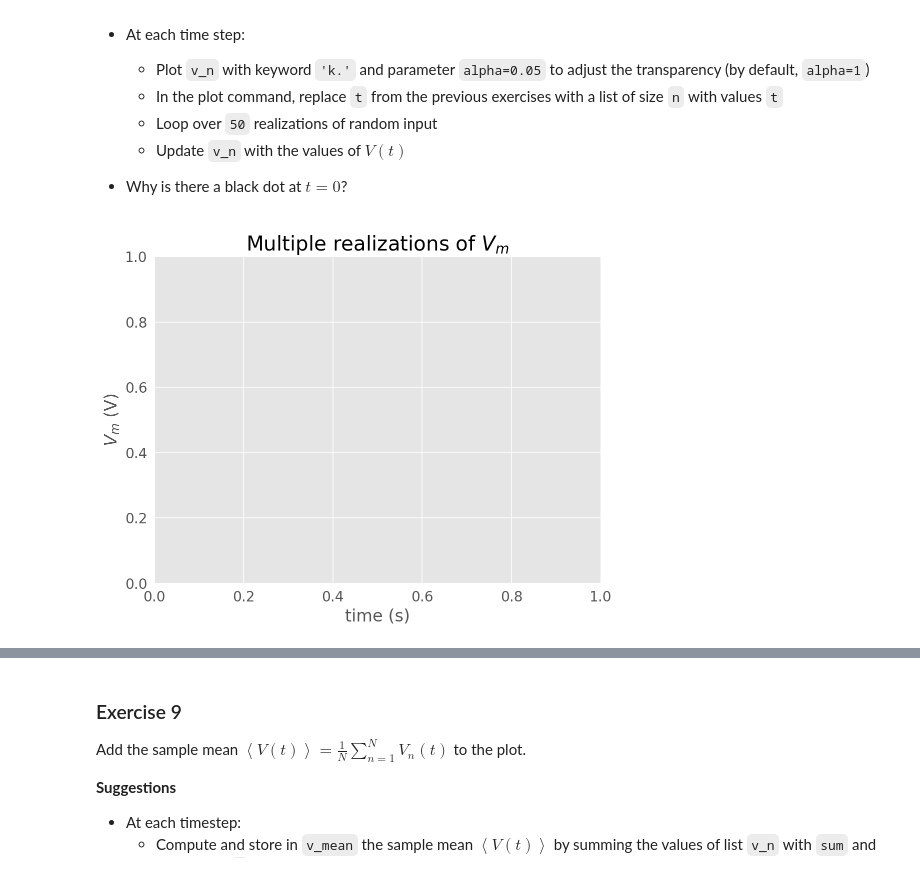
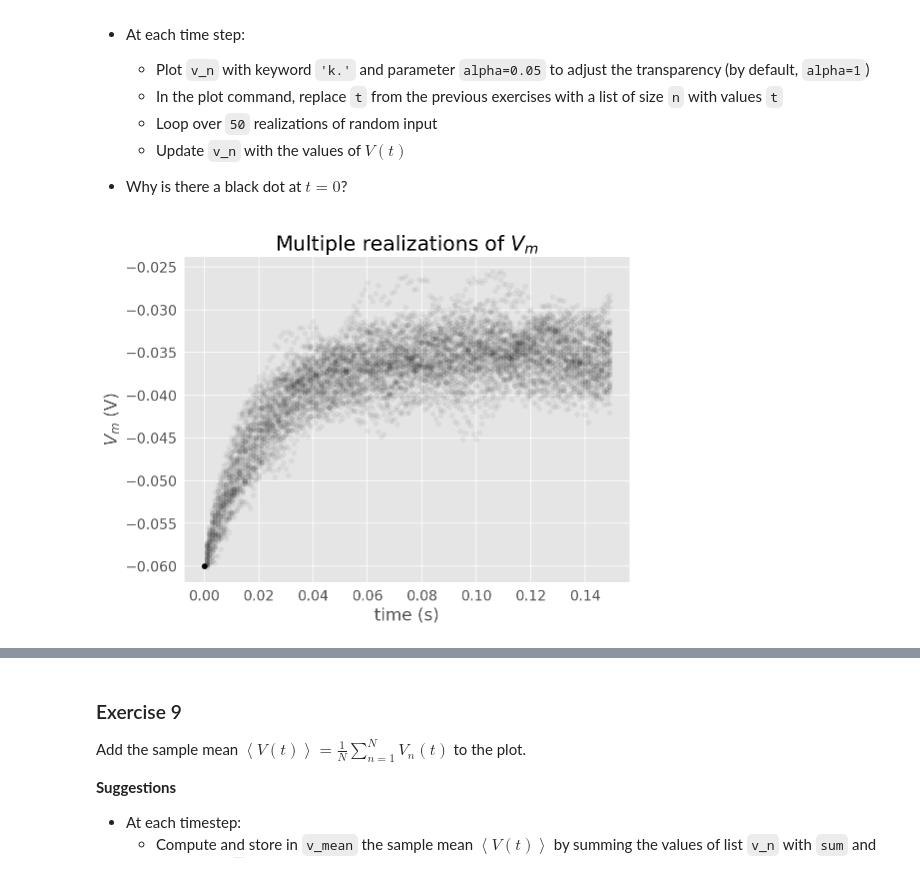
Before and after one commit to amita-kapoor/course-content, a Jupyter notebook: tutorials/W0D1_PythonWorkshop1/W0D1_Tutorial1.ipynb, the cells around one changed output, grey strips where cells are left out. Cells and saved outputs as stored; diff of their text form; code cells hidden in the pictures.

```diff
--- a/tutorials/W0D1_PythonWorkshop1/W0D1_Tutorial1.ipynb
+++ b/tutorials/W0D1_PythonWorkshop1/W0D1_Tutorial1.ipynb
@@ -295,4 +323,11 @@ for step in range(step_end):
   t = step * dt
 
   # --> insert your code here
+  i = i_mean*(1 + np.sin(2*np.pi*t/0.01))
+  plt.plot(t, i, 'ko')  # k--> black, o--> dot
+
+plt.title('Synaptic Input $I(t)$')
+plt.xlabel('time (s)')
+plt.ylabel(r'$I$ (A)')
+plt.show()
 # %% [output]
@@ -313,7 +348,7 @@ Plot the values of $V(t)$ between $t=0$ and $t=t_{max}$.
 # %%
 # Exercise 6
 # initialize step_end and v
-# step_end = ... # insert your code here
+step_end = int(t_max/dt )  # insert your code here
 v = el
 
 # initialize the figure
@@ -327,4 +362,12 @@ for step in range(step_end):
   t = step * dt
 
   # --> insert your code here
+  i = i_mean*(1 + np.sin(2*np.pi*t/0.01))
+  vt_ = dt * (el - v + r * i) / tau + v
+  plt.plot(t, v, 'k.')
+  v = vt_
+
+t = t + dt
+plt.plot(t, v, 'k.')
+plt.show()
 # %% [output]
@@ -377,6 +420,7 @@ np.random.seed(2020)
 # initialize step_end and v
 step_end = int(t_max/dt)
 v = el
+t=0
 
 # initialize the figure
 plt.figure()
@@ -388,5 +432,14 @@ plt.ylabel(r'$V_m$ (V)')
 for step in range(step_end):
   t = step * dt
 
-  # --> insert your code here
+# --> insert your code here
+  #i = i_mean*(1 + 0.1 * np.sqrt(t_max/dt) * np.random.uniform(-1,1))
+  i = i_mean*(1 + 0.1 * np.sqrt(t_max/dt) * (2*np.random.random()-1))
+  vt_ = v + dt * (el - v + r * i) / tau
+  plt.plot(t, v, 'k.')
+  v = vt_
+
+t = t + dt
+plt.plot(t, v, 'k.')
+plt.show()
 # %% [output]
@@ -429,26 +482,34 @@ Mathematical symbols such as $\alpha$ and $\beta$ are specified as `$\alpha$` an
 # %%
 # Exercise 8
 # set random number generator
 np.random.seed(2020)
 
 # initialize step_end, n and v_n
 step_end = int(t_max/dt)
 n = 50
-# v_n = ... # --> insert your code here
+v_n = [el] * n #el * np.ones(n) # --> insert your code here
 
 # initialize the figure
 plt.figure()
 plt.title('Multiple realizations of $V_m$')
 plt.xlabel('time (s)')
 plt.ylabel('$V_m$ (V)')
 
 # loop for step_end steps
 for step in range(step_end):
   t = step * dt
 
   # --> insert your code here
+  plt.plot([t]*n, v_n, 'k.', alpha=0.05)
+
+  # loop for n steps
+  for j in range(0, n):
+    i = i_mean * (1 + 0.1*(t_max/dt)**(0.5)*(2*np.random.random()-1))
+    v_n[j] = v_n[j] + dt/tau * (el - v_n[j] + r*i)
+
+plt.show()
 # %% [output]
-[figure, old version]
+[figure, new version]
 # %% [markdown]
 [*Click for solution*](https://github.com/NeuromatchAcademy/course-content/tree/master//tutorials/W0D1_PythonWorkshop1/solutions/W0D1_Tutorial1_Solution_1a09bff9.py)
 
```
Also changed, not shown: parts of 13 cells of this notebook.
